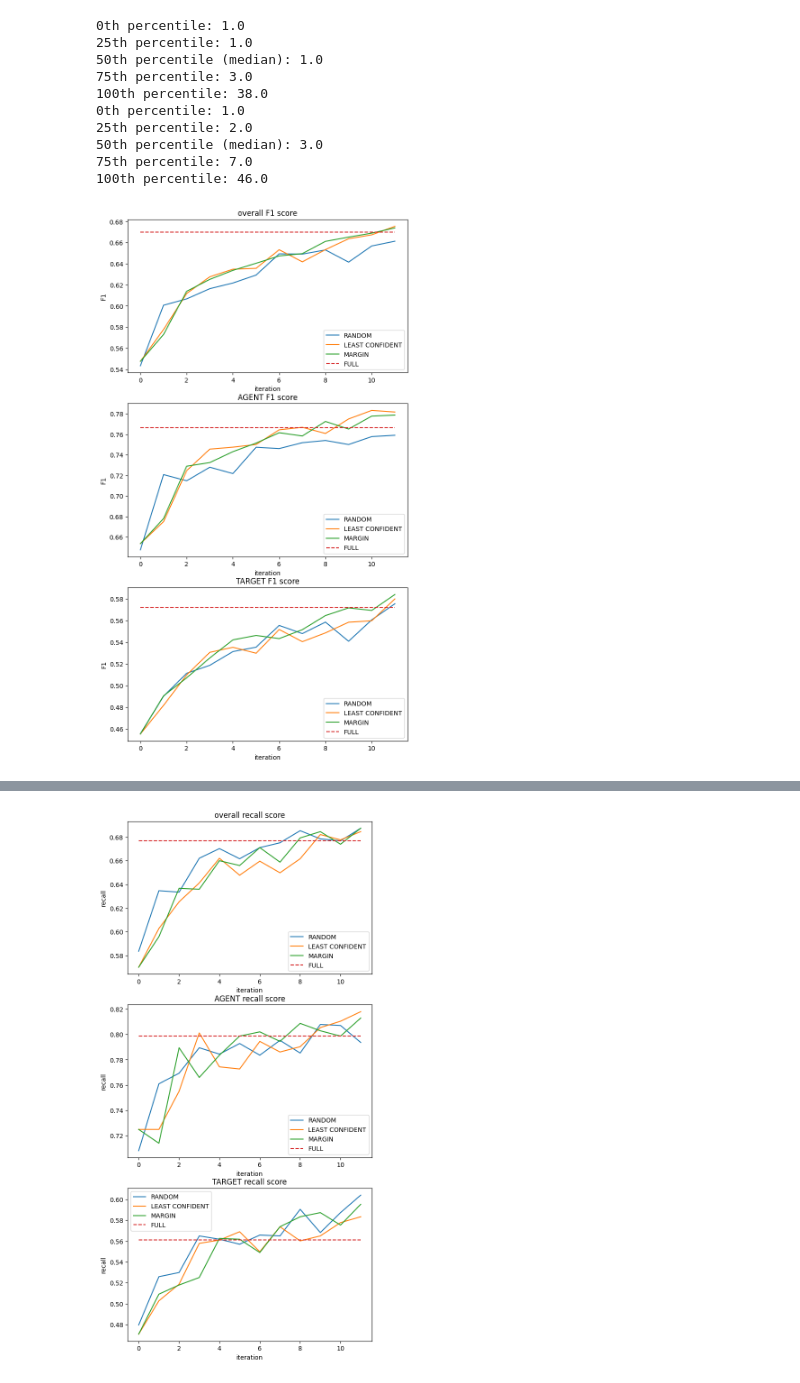
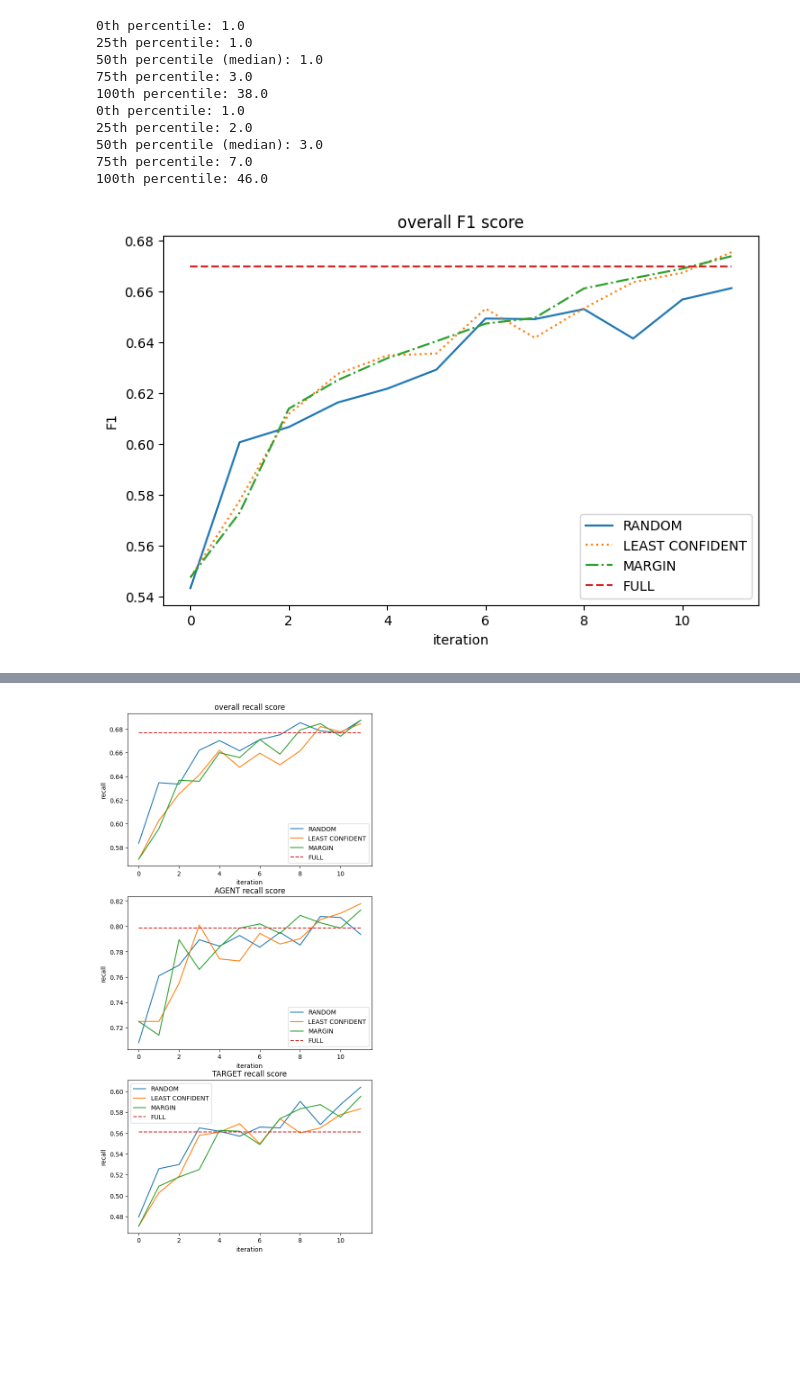
Before and after one commit to zhangxl2002/ORL, a Jupyter notebook: data_analysis.ipynb, the cells around one changed output, grey strips where cells are left out. Saved outputs shown, nothing was run; the diff lists cells and outputs as text; code cells hidden in the pictures; blank space fills up the shorter version.

```diff
--- a/data_analysis.ipynb
+++ b/data_analysis.ipynb
@@ -206,62 +206,57 @@ FULL_test_F1_overall = np.array([0.669767441860465]*len(max_RANDOM_test_F1_overa
 RANDOM_test_F1_AGENT = np.load("RANDOM_result/RANDOM_test_F1_AGENT_record.npy")[:-1]
 BEAM_test_F1_AGENT = np.load("BEAM_result/BEAM_test_F1_AGENT_record.npy")[:-1]
 MARGIN_test_F1_AGENT = np.load("MARGIN_result/MARGIN_test_F1_AGENT_record.npy")[:-1]
 max_RANDOM_test_F1_AGENT = np.amax(RANDOM_test_F1_AGENT, axis=1)
 max_BEAM_test_F1_AGENT = np.amax(BEAM_test_F1_AGENT, axis=1)
 max_MARGIN_test_F1_AGENT = np.amax(MARGIN_test_F1_AGENT, axis=1)
 FULL_test_F1_AGENT = np.array([0.7665056360708534]*len(max_RANDOM_test_F1_AGENT))
 
 RANDOM_test_F1_TARGET = np.load("RANDOM_result/RANDOM_test_F1_TARGET_record.npy")[:-1]
 BEAM_test_F1_TARGET = np.load("BEAM_result/BEAM_test_F1_TARGET_record.npy")[:-1]
 MARGIN_test_F1_TARGET = np.load("MARGIN_result/MARGIN_test_F1_TARGET_record.npy")[:-1]
 max_RANDOM_test_F1_TARGET = np.amax(RANDOM_test_F1_TARGET, axis=1)
 max_BEAM_test_F1_TARGET = np.amax(BEAM_test_F1_TARGET, axis=1)
 max_MARGIN_test_F1_TARGET = np.amax(MARGIN_test_F1_TARGET, axis=1)
 FULL_test_F1_TARGET = np.array([0.5721251523770825]*len(max_RANDOM_test_F1_TARGET))
 # 绘制折线图
 
-plt.figure(figsize=(8, 15))
+plt.figure(figsize=(8, 5))
 
-plt.subplot(3,1,1)
-plt.plot(max_RANDOM_test_F1_overall, label='RANDOM')
-plt.plot(max_BEAM_test_F1_overall, label='LEAST CONFIDENT')
-plt.plot(max_MARGIN_test_F1_overall, label='MARGIN')
+plt.subplot(1,1,1)
+plt.plot(max_RANDOM_test_F1_overall, label='RANDOM', linestyle='-')
+plt.plot(max_BEAM_test_F1_overall, label='LEAST CONFIDENT', linestyle=':')
+plt.plot(max_MARGIN_test_F1_overall, label='MARGIN', linestyle='-.')
 plt.plot(FULL_test_F1_overall, linestyle="--",label='FULL')
 plt.legend()
 plt.title('overall F1 score')
 plt.xlabel('iteration')
 plt.ylabel('F1')
 
-plt.subplot(3,1,2)
-plt.plot(max_RANDOM_test_F1_AGENT, label='RANDOM')
-plt.plot(max_BEAM_test_F1_AGENT, label='LEAST CONFIDENT')
-plt.plot(max_MARGIN_test_F1_AGENT, label='MARGIN')
-plt.plot(FULL_test_F1_AGENT, linestyle="--",label='FULL')
-plt.legend()
-plt.title('AGENT F1 score')
-plt.xlabel('iteration')
-plt.ylabel('F1')
+# plt.subplot(1,1,1)
+# plt.plot(max_RANDOM_test_F1_AGENT, label='RANDOM', linestyle='-')
+# plt.plot(max_BEAM_test_F1_AGENT, label='LEAST CONFIDENT', linestyle=':')
+# plt.plot(max_MARGIN_test_F1_AGENT, label='MARGIN', linestyle='-.')
+# plt.plot(FULL_test_F1_AGENT, linestyle="--",label='FULL')
+# plt.legend()
+# plt.title('AGENT F1 score')
+# plt.xlabel('iteration')
+# plt.ylabel('F1')
 
-plt.subplot(3,1,3)
-plt.plot(max_RANDOM_test_F1_TARGET, label='RANDOM')
-plt.plot(max_BEAM_test_F1_TARGET, label='LEAST CONFIDENT')
-plt.plot(max_MARGIN_test_F1_TARGET, label='MARGIN')
-plt.plot(FULL_test_F1_TARGET, linestyle="--",label='FULL')
-plt.legend()
-plt.title('TARGET F1 score')
-plt.xlabel('iteration')
-plt.ylabel('F1')
+# plt.subplot(1,1,1)
+# plt.plot(max_RANDOM_test_F1_TARGET, label='RANDOM', linestyle='-')
+# plt.plot(max_BEAM_test_F1_TARGET, label='LEAST CONFIDENT', linestyle=':')
+# plt.plot(max_MARGIN_test_F1_TARGET, label='MARGIN', linestyle='-.')
+# plt.plot(FULL_test_F1_TARGET, linestyle="--",label='FULL')
+# plt.legend()
+# plt.title('TARGET F1 score')
+# plt.xlabel('iteration')
+# plt.ylabel('F1')
 
-# # 添加图例、标题和标签
-# plt.legend()
-# plt.title('overall F1 score')
-# plt.xlabel('iter num')
-# plt.ylabel('overall f1')
 
 # 显示图形
 plt.show()
 # %% [output]
-[figure, old version]
+[figure, new version]
 # %%
 # 结果：precision
 import numpy as np
```
Also changed, not shown: parts of 2 cells of this notebook, 26 other files.
